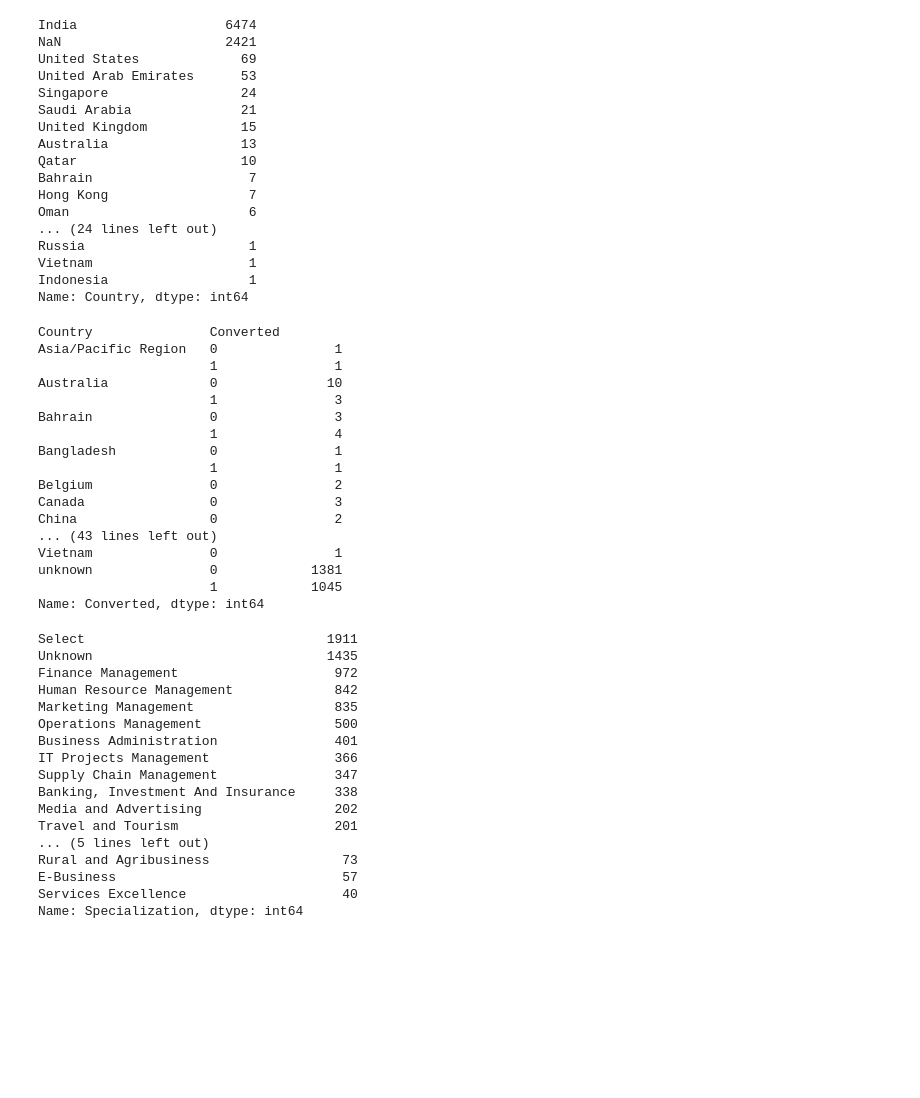
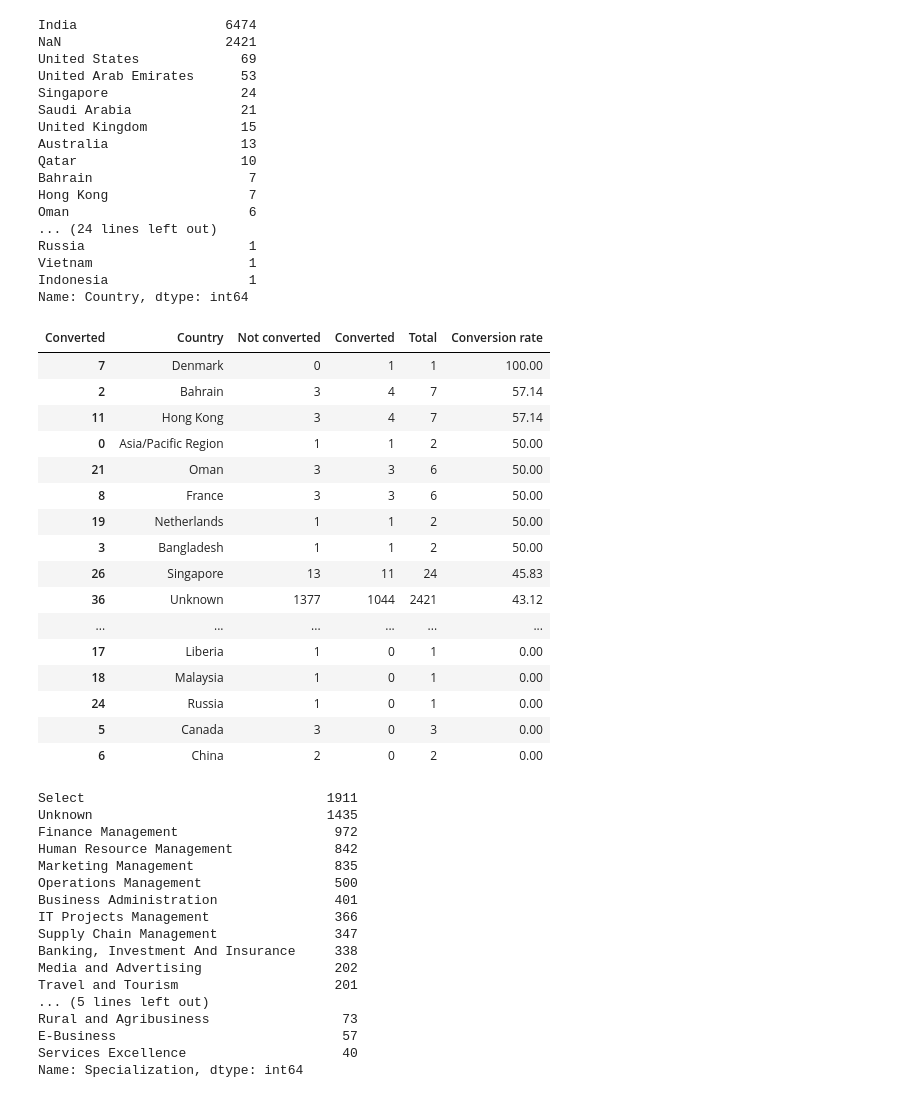
Before and after one commit to hyunjun33/Funnel_Analysis, a Jupyter notebook: Acquisition Analysis.ipynb, the cells around one changed output. Cells and saved outputs as stored; diff of their text form; code cells hidden in the pictures; blank space fills up the shorter version.

```diff
--- a/Acquisition Analysis.ipynb
+++ b/Acquisition Analysis.ipynb
@@ -299,26 +299,26 @@ Vietnam                    1
 Indonesia                  1
 Name: Country, dtype: int64
 # %%
-df["Country"] = df["Country"].fillna("unknown")
-df.groupby(["Country", "Converted"])["Converted"].count()
+df["Country"] = df["Country"].fillna("Unknown")
+conversion_rate(df, "Country")
 # %% [output]
-Country               Converted
-Asia/Pacific Region   0               1
-                      1               1
-Australia             0              10
-                      1               3
-Bahrain               0               3
-                      1               4
-Bangladesh            0               1
-                      1               1
-Belgium               0               2
-Canada                0               3
-China                 0               2
-... (43 lines left out)
-Vietnam               0               1
-unknown               0            1381
-                      1            1045
-Name: Converted, dtype: int64
+| Converted | Country | Not converted | Converted | Total | Conversion rate |
+| 7 | Denmark | 0 | 1 | 1 | 100.00 |
+| 2 | Bahrain | 3 | 4 | 7 | 57.14 |
+| 11 | Hong Kong | 3 | 4 | 7 | 57.14 |
+| 0 | Asia/Pacific Region | 1 | 1 | 2 | 50.00 |
+| 21 | Oman | 3 | 3 | 6 | 50.00 |
+| 8 | France | 3 | 3 | 6 | 50.00 |
+| 19 | Netherlands | 1 | 1 | 2 | 50.00 |
+| 3 | Bangladesh | 1 | 1 | 2 | 50.00 |
+| 26 | Singapore | 13 | 11 | 24 | 45.83 |
+| 36 | Unknown | 1377 | 1044 | 2421 | 43.12 |
+| ... | ... | ... | ... | ... | ... |
+| 17 | Liberia | 1 | 0 | 1 | 0.00 |
+| 18 | Malaysia | 1 | 0 | 1 | 0.00 |
+| 24 | Russia | 1 | 0 | 1 | 0.00 |
+| 5 | Canada | 3 | 0 | 3 | 0.00 |
+| 6 | China | 2 | 0 | 2 | 0.00 |
 # %%
 df["Specialization"] = df["Specialization"].fillna("Unknown")
 df["Specialization"].value_counts(dropna=False)
```
Also changed, not shown: parts of 10 cells of this notebook.
